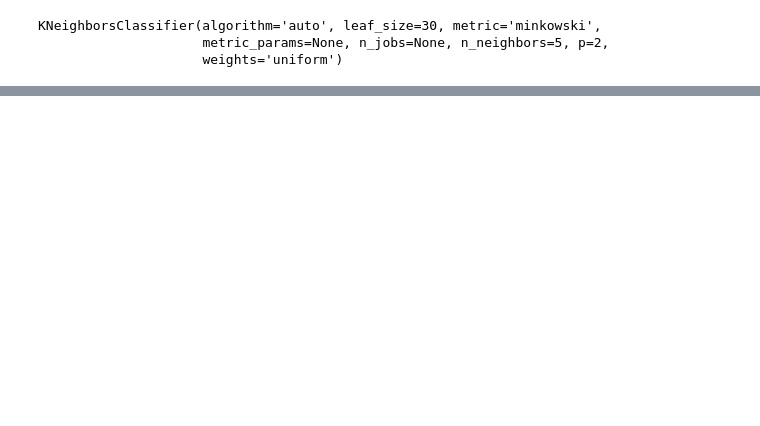
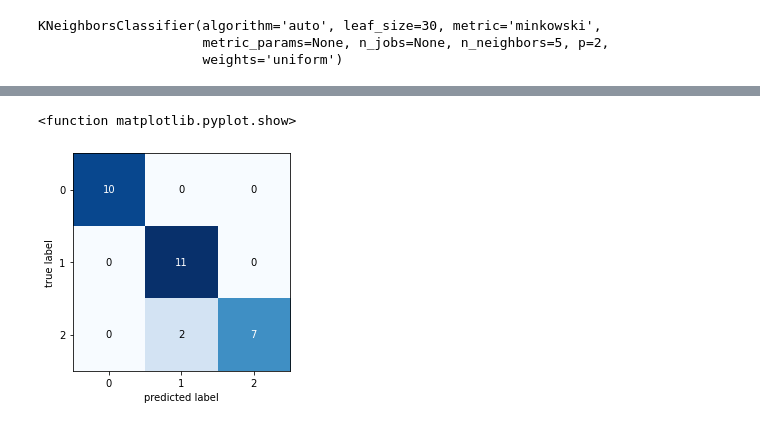
Before and after one commit to michelepignatari/Machine_Learning, a Jupyter notebook: KNN_x_ArvoreDecisao.ipynb, the cells around one changed output, grey strips where cells are left out. Cells and saved outputs as stored; diff of their text form; code cells hidden in the pictures; blank space fills up the shorter version.

```diff
--- a/KNN_x_ArvoreDecisao.ipynb
+++ b/KNN_x_ArvoreDecisao.ipynb
@@ -77,0 +157,9 @@ plt.show()
+# %%
+#Criar o objeto de Classificação
+clf = DecisionTreeClassifier()
+
+#Realizar o Treinamento do Classificador
+clf = clf.fit(x_treino, y_treino)
+
+#Realizar a Previsão da Classificação
+y_previsao = clf.predict(x_teste)
@@ -77,0 +178,10 @@ plt.show()
+# %%
+#Realizar a análise do modelo
+matriz_confusao = confusion_matrix(y_teste,y_previsao)
+from mlxtend.plotting import plot_confusion_matrix
+
+fig, aux = plot_confusion_matrix(conf_mat=matriz_confusao)
+plt.show
+# %% [output]
+<function matplotlib.pyplot.show>
+[figure, added]
```
Also changed, not shown: parts of 15 cells of this notebook.
